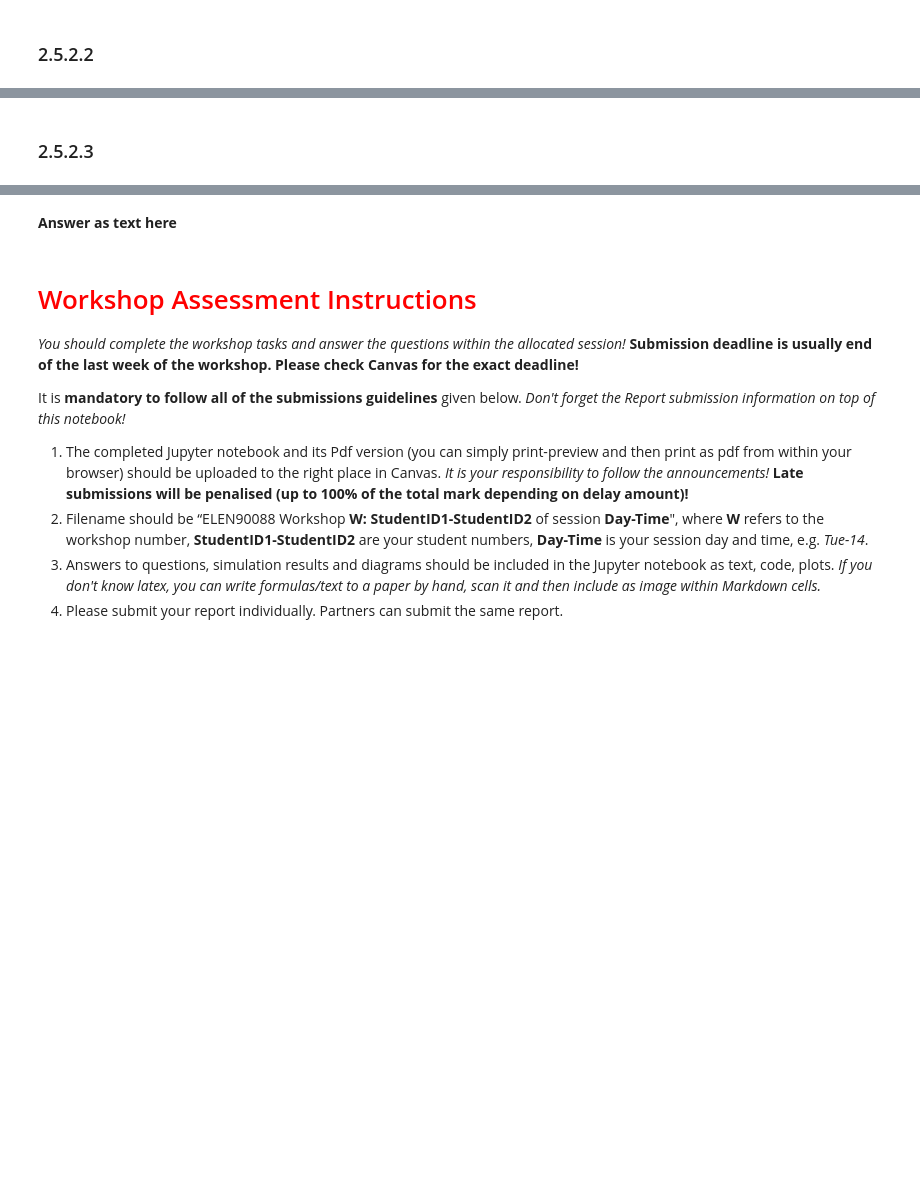
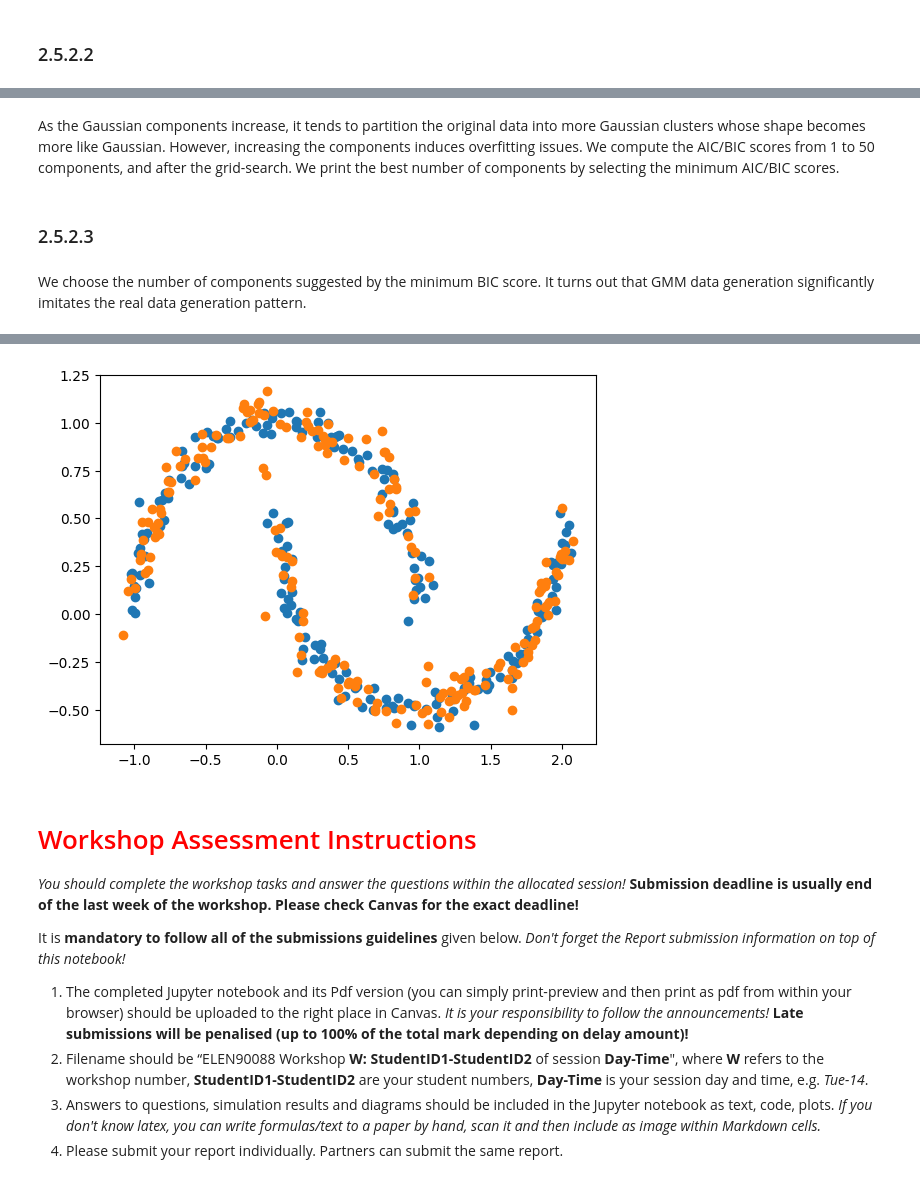
Before and after one commit to gazzayeah/elen90088_repo, a Jupyter notebook: ws1/WS1-Opt-ML-v2.ipynb, the cells around one changed output, grey strips where cells are left out. Saved outputs shown, nothing was run; the diff lists cells and outputs as text; code cells hidden in the pictures; blank space fills up the shorter version.

```diff
--- a/ws1/WS1-Opt-ML-v2.ipynb
+++ b/ws1/WS1-Opt-ML-v2.ipynb
@@ -1173,7 +1431,14 @@ best number of components:  8
+# %% [markdown]
+As the Gaussian components increase, it tends to partition the original data into more Gaussian clusters whose shape becomes more like Gaussian.
+However, increasing the components induces overfitting issues.
+We compute the AIC/BIC scores from 1 to 50 components, and after the grid-search. We print the best number of components by selecting the minimum AIC/BIC scores.
 # %% [markdown]
 ### 2.5.2.3
+# %% [markdown]
+We choose the number of components suggested by the minimum BIC score.
+It turns out that GMM data generation significantly imitates the real data generation pattern.
 # %%
-gm = GaussianMixture(n_components=np.argmin(scores) + 1).fit(X)
+gm = GaussianMixture(n_components=np.argmin(scores_bic) + 1).fit(X)
 n_samples = 200
 samples,_ = gm.sample(n_samples)
 plt.figure()
@@ -1186,5 +1449,4 @@ plt.show()
+[figure, added]
-# %% [markdown]
-**Answer as text here**
 # %% [markdown]
 # <font color='red'> Workshop Assessment Instructions </font>
 
```
Also changed, not shown: parts of 44 cells of this notebook, 1 other file.
